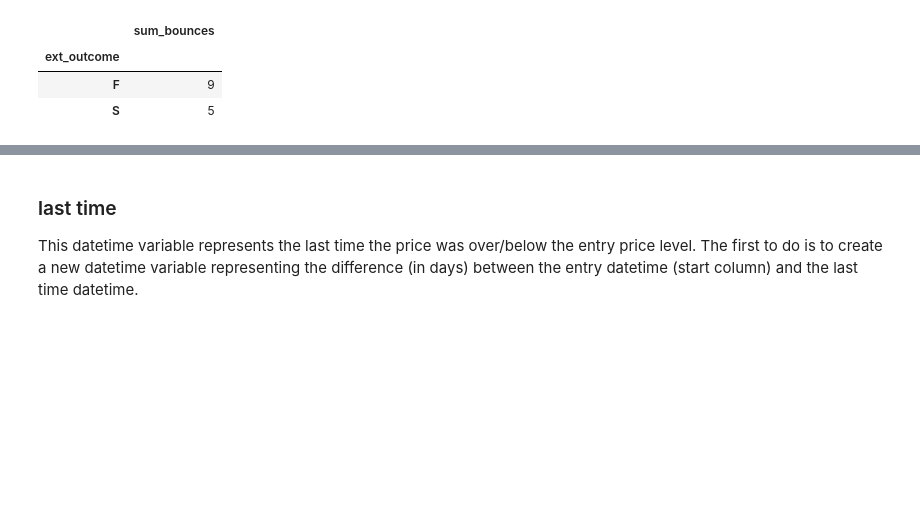
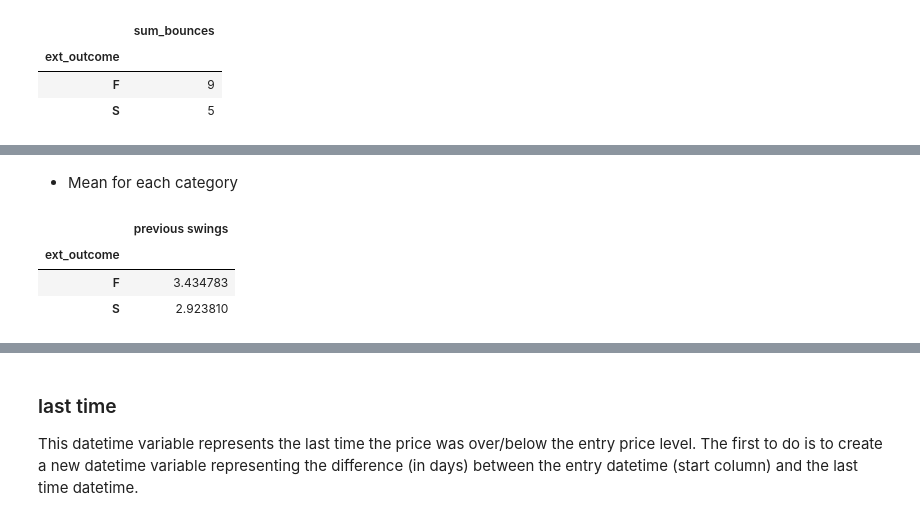
Before and after one commit to FOREXfunguru/FOREX, a Jupyter notebook: notebooks/Binary_classifier_using_ML.ipynb, the cells around one changed output, grey strips where cells are left out. Saved outputs shown, nothing was run; the diff lists cells and outputs as text; code cells hidden in the pictures; blank space fills up the shorter version.

```diff
--- a/notebooks/Binary_classifier_using_ML.ipynb
+++ b/notebooks/Binary_classifier_using_ML.ipynb
@@ -580,0 +598,9 @@ contDF_dropna.groupby(outcome_lab).agg({'sum_bounces': 'median'})
+# %% [markdown]
+* Mean for each category
+# %%
+contDF.groupby(outcome_lab).agg({'previous swings': 'mean'})
+# %% [output]
+|  | previous swings |
+| ext_outcome |  |
+| F | 3.434783 |
+| S | 2.923810 |
```
Also changed, not shown: parts of 85 cells of this notebook.
